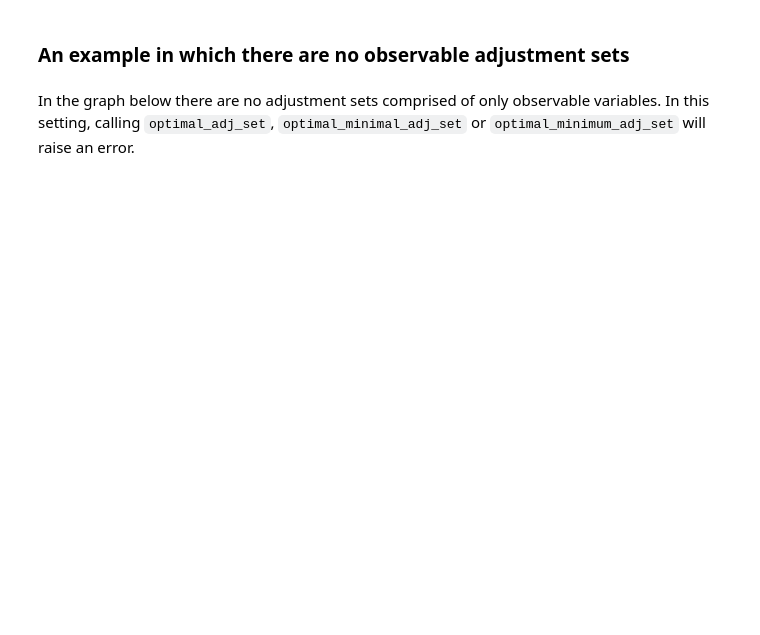
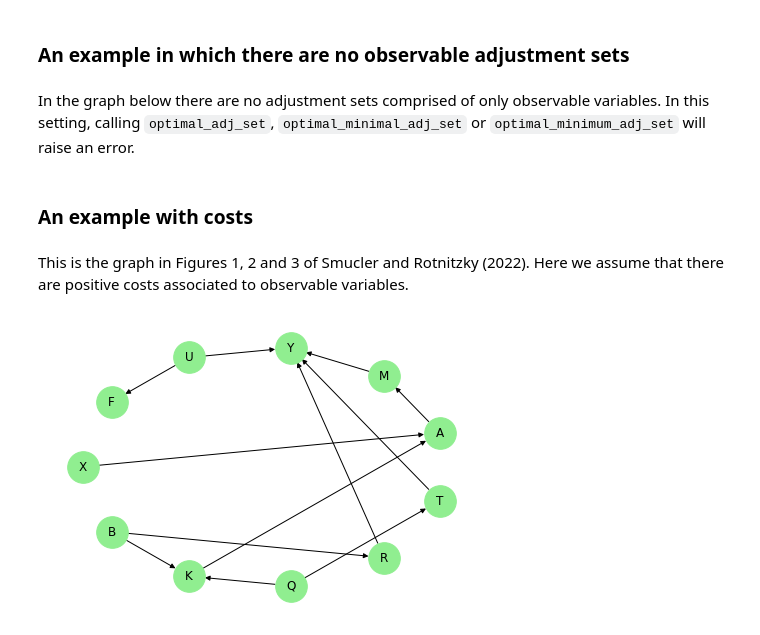
Before and after one commit to facusapienza21/optimaladj, a Jupyter notebook: examples/Examples.ipynb, the cells around one changed output. Drawn from its saved outputs; the diff is of its cells as text; code cells hidden in the pictures; blank space fills up the shorter version.

```diff
--- a/examples/Examples.ipynb
+++ b/examples/Examples.ipynb
@@ -114,3 +130,42 @@ G.optimal_adj_set(treatment, outcome, L, N)
 G.optimal_minimal_adj_set(treatment, outcome, L, N)
 # %%
 G.optimal_minimum_adj_set(treatment, outcome, L, N)
+# %% [markdown]
+### An example with costs
+# %% [markdown]
+This is the graph in Figures 1, 2 and 3 of Smucler and Rotnitzky (2022). Here we assume that there are positive costs associated to observable variables.
+# %%
+G = CausalGraph()
+costs = [
+    ("X", {"cost": 1}),
+    ("B", {"cost": 2}),
+    ("K", {"cost": 4}),
+    ("Q", {"cost": 1}),
+    ("R", {"cost": 1}),
+    ("T", {"cost": 1}),
+]
+L = ["X"]
+N = ["A", "Y", "X", "B", "K", "Q", "R", "M", "T", "F"]
+treatment = "A"
+outcome = "Y"
+G.add_nodes_from(costs)
+G.add_edges_from(
+    [
+        ("X", "A"),
+        ("A", "M"),
+        ("K", "A"),
+        ("B", "K"),
+        ("Q", "K"),
+        ("B", "R"),
+        ("Q", "T"),
+        ("R", "Y"),
+        ("M", "Y"),
+        ("T", "Y"),
+        ("U", "Y"),
+        ("U", "F"),
+    ]
+)
+# %%
+nx.draw_shell(G, with_labels=True, node_color='lightgreen', node_size = 1000)
+# %% [output]
+[figure, added]
```
Also changed, not shown: parts of 12 cells of this notebook, 2 other files.
